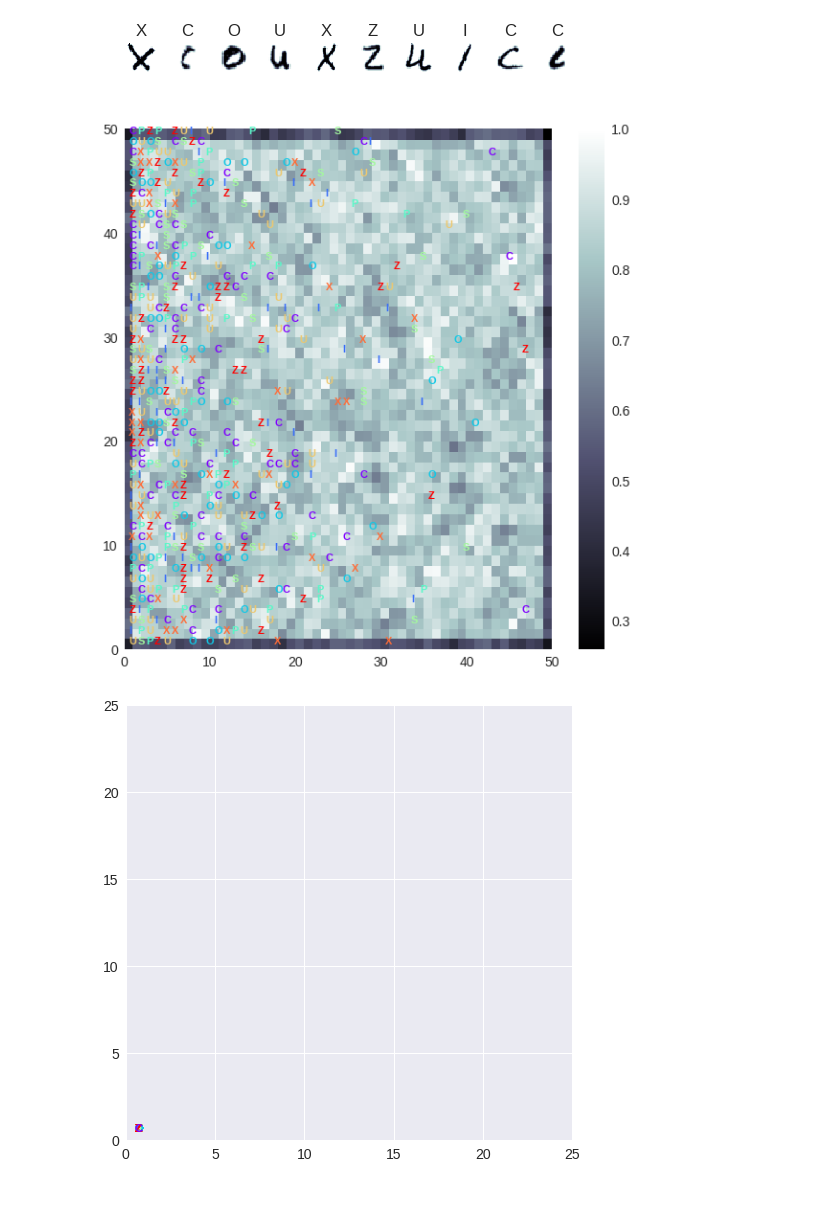
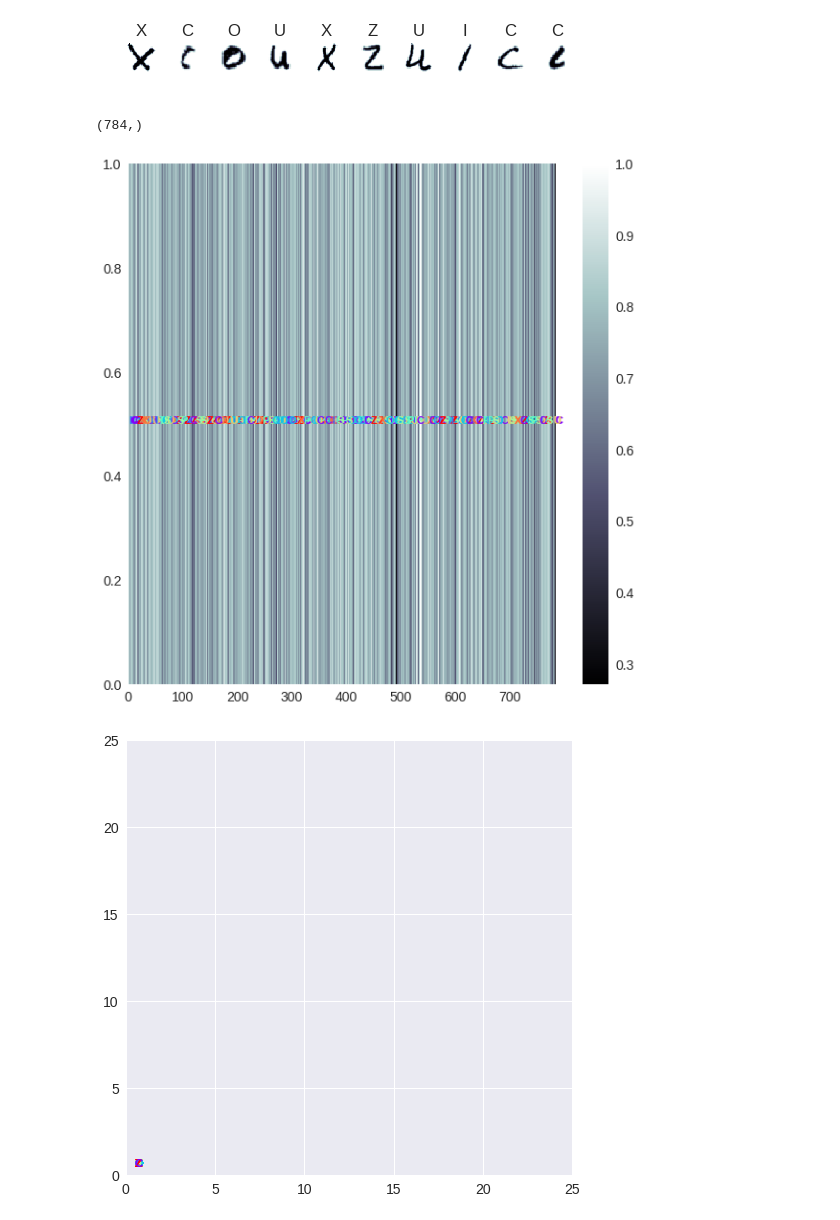
Before and after one commit to puraminy/mini_proj3, a Jupyter notebook: SOM.ipynb, the cells around one changed output. Cells and saved outputs as stored; diff of their text form; code cells hidden in the pictures.

```diff
--- a/SOM.ipynb
+++ b/SOM.ipynb
@@ -47,32 +47,33 @@ fatal: destination path 'SOM' already exists and is not an empty directory.
 # %%
 # This code added by Ahmad Pouramini
 
-# print(alphabet[10])
+print(alphabet[1].shape)
 
 from minisom import MiniSom
 
-som = MiniSom(x=50, y=50, input_len=28*28, sigma=1.0, learning_rate=1.0, neighborhood_function='triangle')  # initialization of 25x25 SOM
+som = MiniSom(x=784, y=1, input_len=28*28, sigma=1.0, learning_rate=1.0, neighborhood_function='triangle')  # initialization of 25x25 SOM
 som.random_weights_init(alphabet)  # initialize weights with random values
 som.train_random(alphabet, 300)
 
 plt.figure(figsize=(10, 10))
 
 from pylab import bone, pcolor, colorbar, plot, show
 bone()
 pcolor(som.distance_map().T)
 colorbar()
 
 for x, t in zip(alphabet, label):  # scatterplot
     w = som.winner(x)
 #     print("winner=", w)
     plt. text(w[0]+.5,
               w[1]+.5,
               label2[t],
               color=plt.cm.rainbow(t / 7.),
               fontdict={'weight': 'bold',  'size': 11}
               )
 # %% [output]
+(784,)
-[figure, old version]
+[figure, new version]
 # %%
 # SOM Training
 from minisom import MiniSom
```
